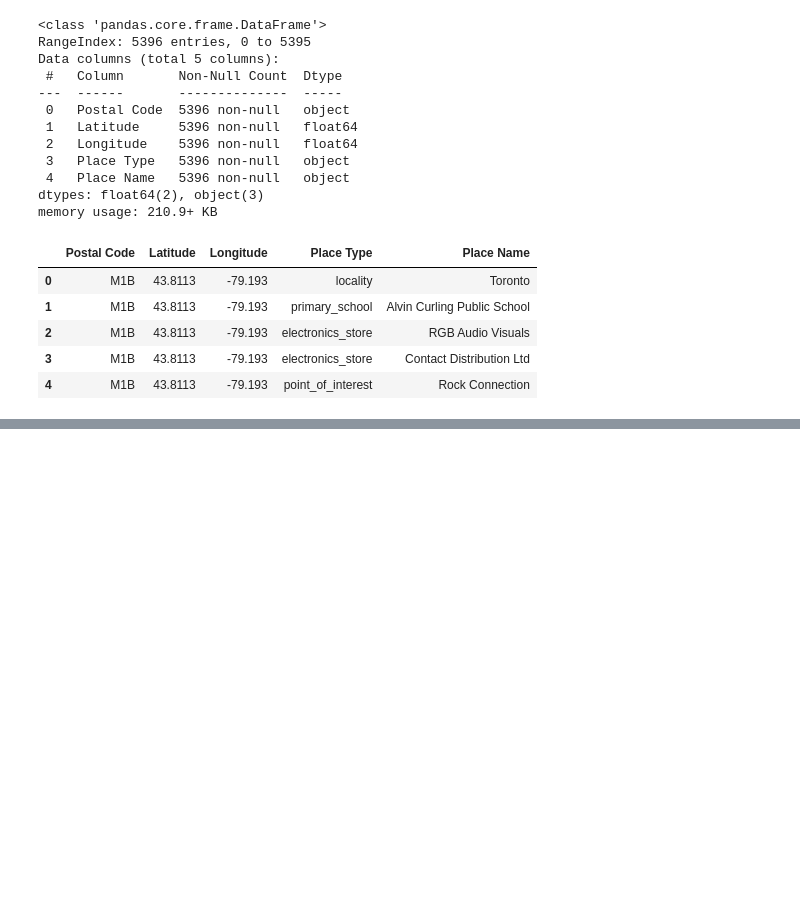
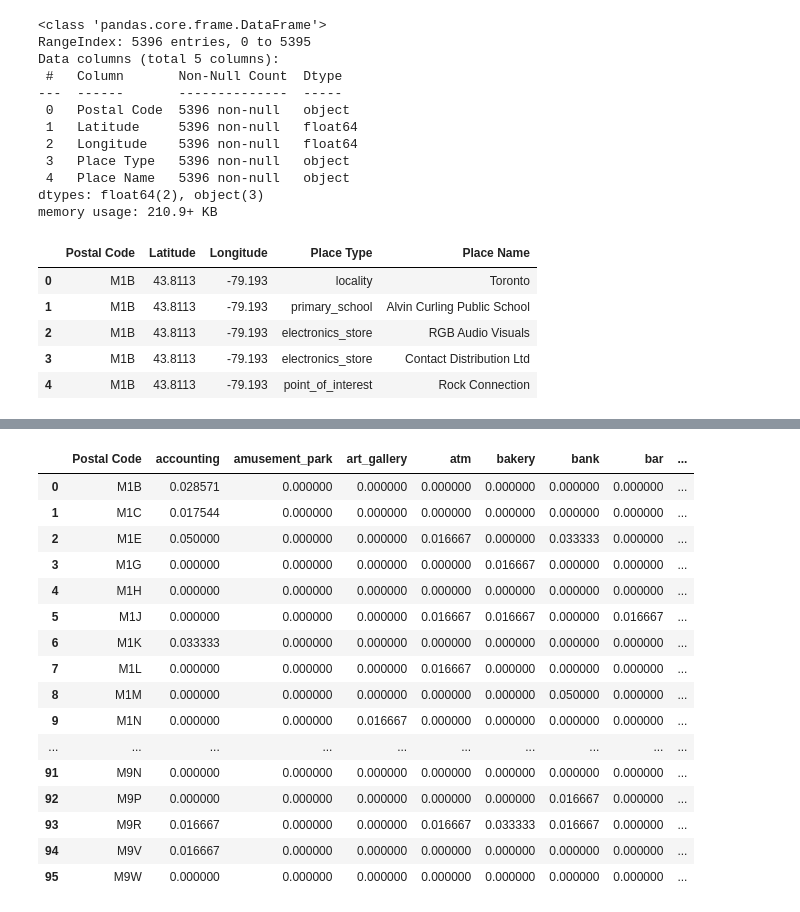
Before and after one commit to Dhruvi267/Market_segment, a Jupyter notebook: market-segmentationV3.ipynb, the cells around one changed output, grey strips where cells are left out. Saved outputs shown, nothing was run; the diff lists cells and outputs as text; code cells hidden in the pictures; blank space fills up the shorter version.

```diff
--- a/market-segmentationV3.ipynb
+++ b/market-segmentationV3.ipynb
@@ -943,0 +907,12 @@ Name: count, dtype: int64
+# %%
+# one hot encoding
+toronto_onehot = pd.get_dummies(toronto_data_places_df[['Place Type']], prefix="", prefix_sep="")
+
+# add neighborhood column back to dataframe
+toronto_onehot['Postal Code'] = toronto_data_places_df['Postal Code']
+
+# move neighborhood column to the first column
+fixed_columns = [toronto_onehot.columns[-1]] + list(toronto_onehot.columns[:-1])
+toronto_onehot = toronto_onehot[fixed_columns]
+
+toronto_onehot.head()
@@ -943,0 +946,21 @@ Name: count, dtype: int64
+# %%
+toronto_onehot_grouped = toronto_onehot.groupby('Postal Code').mean().reset_index()
+toronto_onehot_grouped
+# %% [output]
+|  | Postal Code | accounting | amusement_park | art_gallery | atm | bakery | bank | bar | ... |
+| 0 | M1B | 0.028571 | 0.000000 | 0.000000 | 0.000000 | 0.000000 | 0.000000 | 0.000000 | ... |
+| 1 | M1C | 0.017544 | 0.000000 | 0.000000 | 0.000000 | 0.000000 | 0.000000 | 0.000000 | ... |
+| 2 | M1E | 0.050000 | 0.000000 | 0.000000 | 0.016667 | 0.000000 | 0.033333 | 0.000000 | ... |
+| 3 | M1G | 0.000000 | 0.000000 | 0.000000 | 0.000000 | 0.016667 | 0.000000 | 0.000000 | ... |
+| 4 | M1H | 0.000000 | 0.000000 | 0.000000 | 0.000000 | 0.000000 | 0.000000 | 0.000000 | ... |
+| 5 | M1J | 0.000000 | 0.000000 | 0.000000 | 0.016667 | 0.016667 | 0.000000 | 0.016667 | ... |
+| 6 | M1K | 0.033333 | 0.000000 | 0.000000 | 0.000000 | 0.000000 | 0.000000 | 0.000000 | ... |
+| 7 | M1L | 0.000000 | 0.000000 | 0.000000 | 0.016667 | 0.000000 | 0.000000 | 0.000000 | ... |
+| 8 | M1M | 0.000000 | 0.000000 | 0.000000 | 0.000000 | 0.000000 | 0.050000 | 0.000000 | ... |
+| 9 | M1N | 0.000000 | 0.000000 | 0.016667 | 0.000000 | 0.000000 | 0.000000 | 0.000000 | ... |
+| ... | ... | ... | ... | ... | ... | ... | ... | ... | ... |
+| 91 | M9N | 0.000000 | 0.000000 | 0.000000 | 0.000000 | 0.000000 | 0.000000 | 0.000000 | ... |
+| 92 | M9P | 0.000000 | 0.000000 | 0.000000 | 0.000000 | 0.000000 | 0.016667 | 0.000000 | ... |
+| 93 | M9R | 0.016667 | 0.000000 | 0.000000 | 0.016667 | 0.033333 | 0.016667 | 0.000000 | ... |
+| 94 | M9V | 0.016667 | 0.000000 | 0.000000 | 0.000000 | 0.000000 | 0.000000 | 0.000000 | ... |
+| 95 | M9W | 0.000000 | 0.000000 | 0.000000 | 0.000000 | 0.000000 | 0.000000 | 0.000000 | ... |
```
Also changed, not shown: parts of 8 cells of this notebook.
